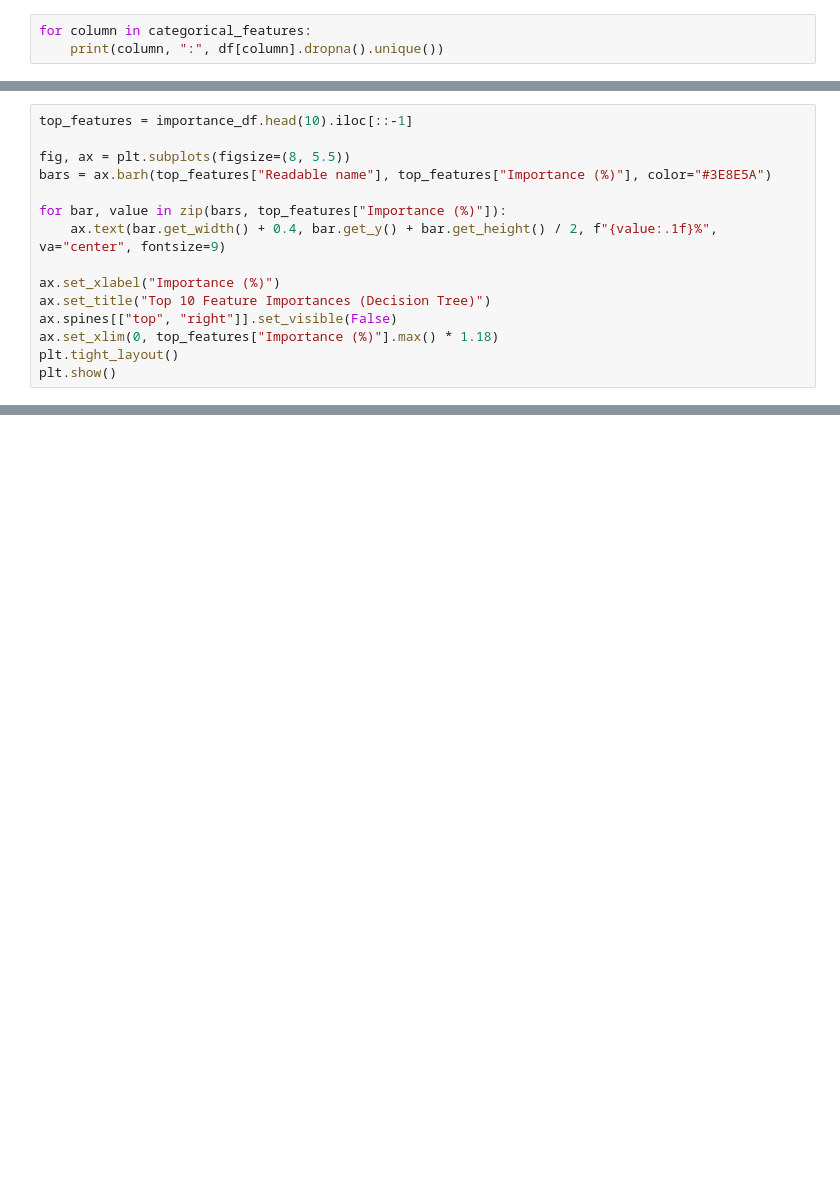
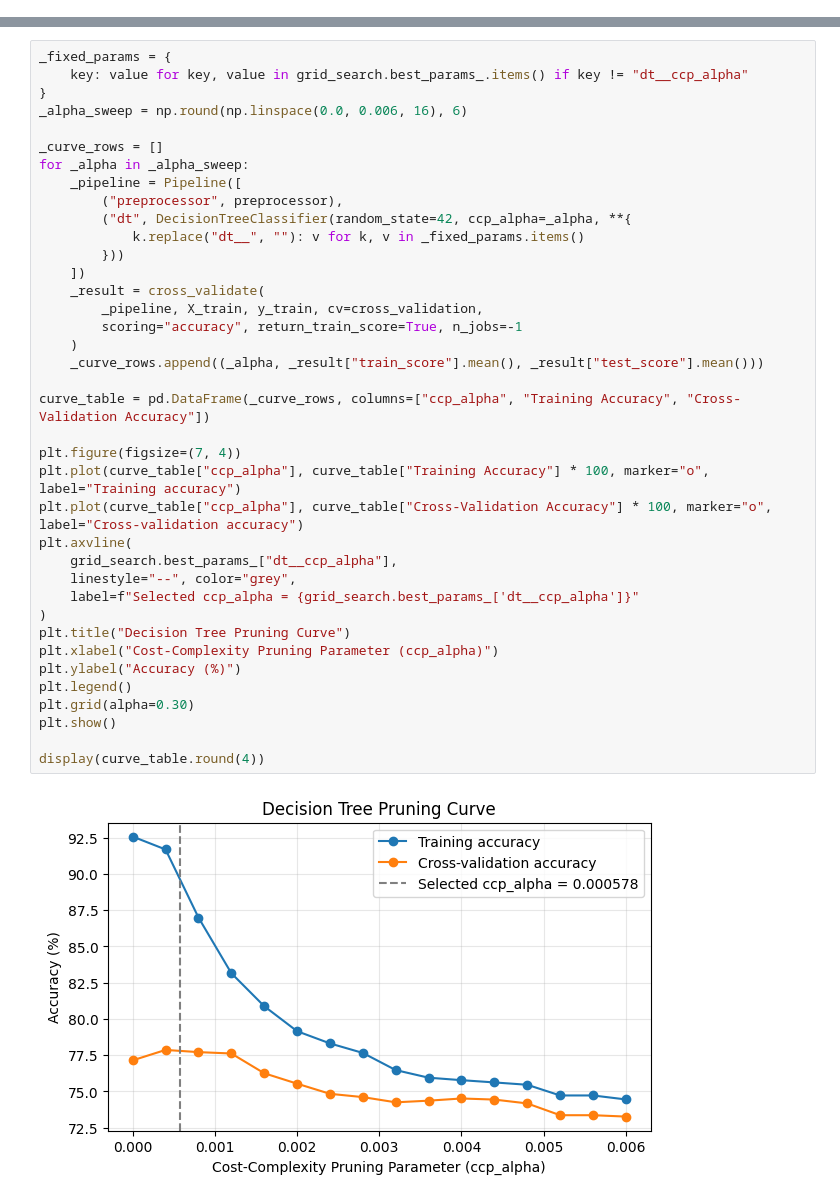
Before and after one commit to Hao0819/Machine-Learning-Supervised---Student-Academic-Performance-Prediction, a Jupyter notebook: decisionTree.ipynb, the cells around one changed output, grey strips where cells are left out. Drawn from its saved outputs; the diff is of its cells as text; blank space fills up the shorter version.

```diff
--- a/decisionTree.ipynb
+++ b/decisionTree.ipynb
@@ -333,3 +0,0 @@ See https://pandas.pydata.org/docs/user_guide/migration-3-strings.html#string-mi
-# %%
-for column in categorical_features:
-    print(column, ":", df[column].dropna().unique())
@@ -934,15 +0,0 @@ Top 10 features driving the Decision Tree's splits
-# %%
-top_features = importance_df.head(10).iloc[::-1]
-
-fig, ax = plt.subplots(figsize=(8, 5.5))
-bars = ax.barh(top_features["Readable name"], top_features["Importance (%)"], color="#3E8E5A")
-
-for bar, value in zip(bars, top_features["Importance (%)"]):
-    ax.text(bar.get_width() + 0.4, bar.get_y() + bar.get_height() / 2, f"{value:.1f}%", va="center", fontsize=9)
-
-ax.set_xlabel("Importance (%)")
-ax.set_title("Top 10 Feature Importances (Decision Tree)")
-ax.spines[["top", "right"]].set_visible(False)
-ax.set_xlim(0, top_features["Importance (%)"].max() * 1.18)
-plt.tight_layout()
-plt.show()
@@ -1056,0 +492,40 @@ Sources:
+# %%
+_fixed_params = {
+    key: value for key, value in grid_search.best_params_.items() if key != "dt__ccp_alpha"
+}
+_alpha_sweep = np.round(np.linspace(0.0, 0.006, 16), 6)
+
+_curve_rows = []
+for _alpha in _alpha_sweep:
+    _pipeline = Pipeline([
+        ("preprocessor", preprocessor),
+        ("dt", DecisionTreeClassifier(random_state=42, ccp_alpha=_alpha, **{
+            k.replace("dt__", ""): v for k, v in _fixed_params.items()
+        }))
+    ])
+    _result = cross_validate(
+        _pipeline, X_train, y_train, cv=cross_validation,
+        scoring="accuracy", return_train_score=True, n_jobs=-1
+    )
+    _curve_rows.append((_alpha, _result["train_score"].mean(), _result["test_score"].mean()))
+
+curve_table = pd.DataFrame(_curve_rows, columns=["ccp_alpha", "Training Accuracy", "Cross-Validation Accuracy"])
+
+plt.figure(figsize=(7, 4))
+plt.plot(curve_table["ccp_alpha"], curve_table["Training Accuracy"] * 100, marker="o", label="Training accuracy")
+plt.plot(curve_table["ccp_alpha"], curve_table["Cross-Validation Accuracy"] * 100, marker="o", label="Cross-validation accuracy")
+plt.axvline(
+    grid_search.best_params_["dt__ccp_alpha"],
+    linestyle="--", color="grey",
+    label=f"Selected ccp_alpha = {grid_search.best_params_['dt__ccp_alpha']}"
+)
+plt.title("Decision Tree Pruning Curve")
+plt.xlabel("Cost-Complexity Pruning Parameter (ccp_alpha)")
+plt.ylabel("Accuracy (%)")
+plt.legend()
+plt.grid(alpha=0.30)
+plt.show()
+
+display(curve_table.round(4))
+# %% [output]
+[figure, added]
```
Also changed, not shown: parts of 97 cells of this notebook, 3 other files.
